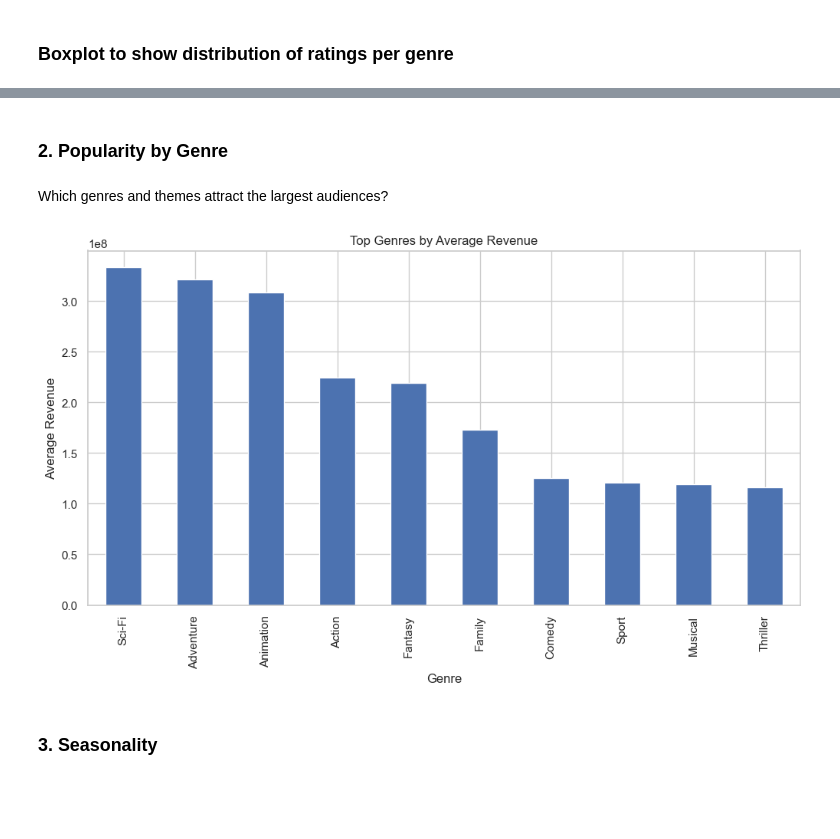
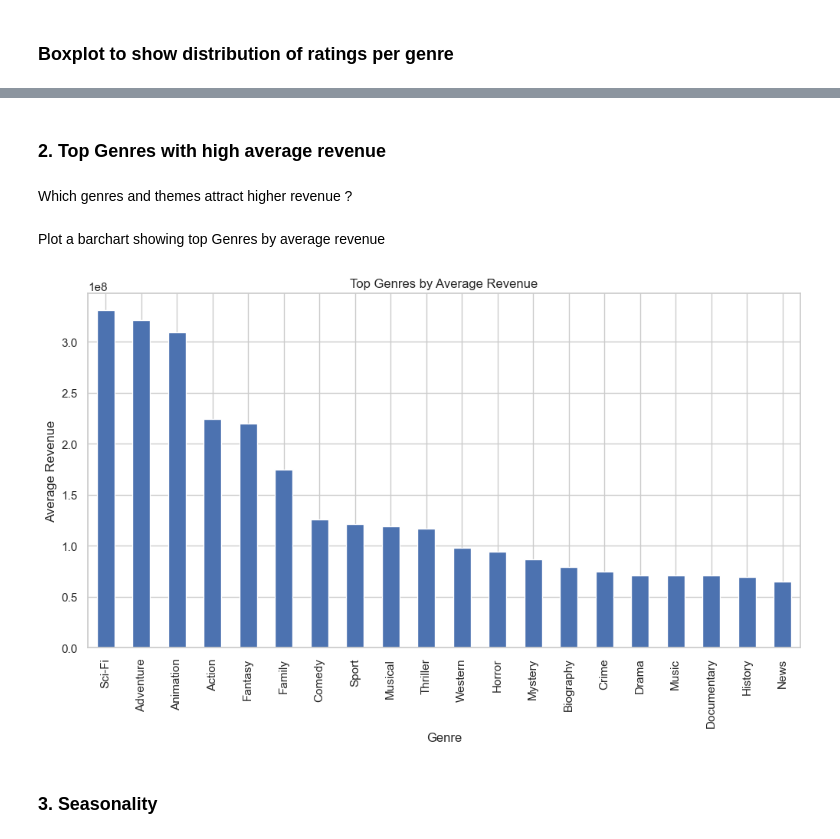
Before and after one commit to Esther-Margaret-Mwangi/Movie-studio-eda-analysis, a Jupyter notebook: movie.ipynb, the cells around one changed output, grey strips where cells are left out. Saved outputs shown, nothing was run; the diff lists cells and outputs as text; code cells hidden in the pictures; blank space fills up the shorter version.

```diff
--- a/movie.ipynb
+++ b/movie.ipynb
@@ -392,7 +433,7 @@ Passing `palette` without assigning `hue` is deprecated and will be removed in v
 # %% [markdown]
-### 2. Popularity by Genre
+### 2. Top Genres with high average revenue
 # %% [markdown]
-Which genres and themes attract the largest audiences?
+Which genres and themes attract higher revenue ?
 # %%
 # Check the distribution of genres in the dataset to understand the variety of movies we have
 # The `genres` column contains multiple genres separated by commas,
@@ -400,17 +441,19 @@ Which genres and themes attract the largest audiences?
 movies['genres'] = movies['genres'].str.split(',')
 movies = movies.explode('genres')
 movies['genres'] = movies['genres'].str.strip()
+# %% [markdown]
+Plot a barchart showing top Genres by average revenue
 # %%
 # Visualize the average revenue by genre to identify which genres tend to perform better at the box office.
 genre_rev = movies.groupby('genres')['total_gross'].mean().sort_values(ascending=False)
-# Plot the top 10 genres by average revenue
-genre_rev.head(10).plot(kind='bar', figsize=(12,6))
+# Plot the top 20 genres by average revenue
+genre_rev.head(20).plot(kind='bar', figsize=(12,6))
 plt.title("Top Genres by Average Revenue")
 plt.xlabel("Genre")
 plt.ylabel("Average Revenue")
 plt.show()
 # %% [output]
-[figure, old version]
+[figure, new version]
 # %% [markdown]
 ### 3. Seasonality
 # %% [markdown]
```
Also changed, not shown: parts of 26 cells of this notebook.
